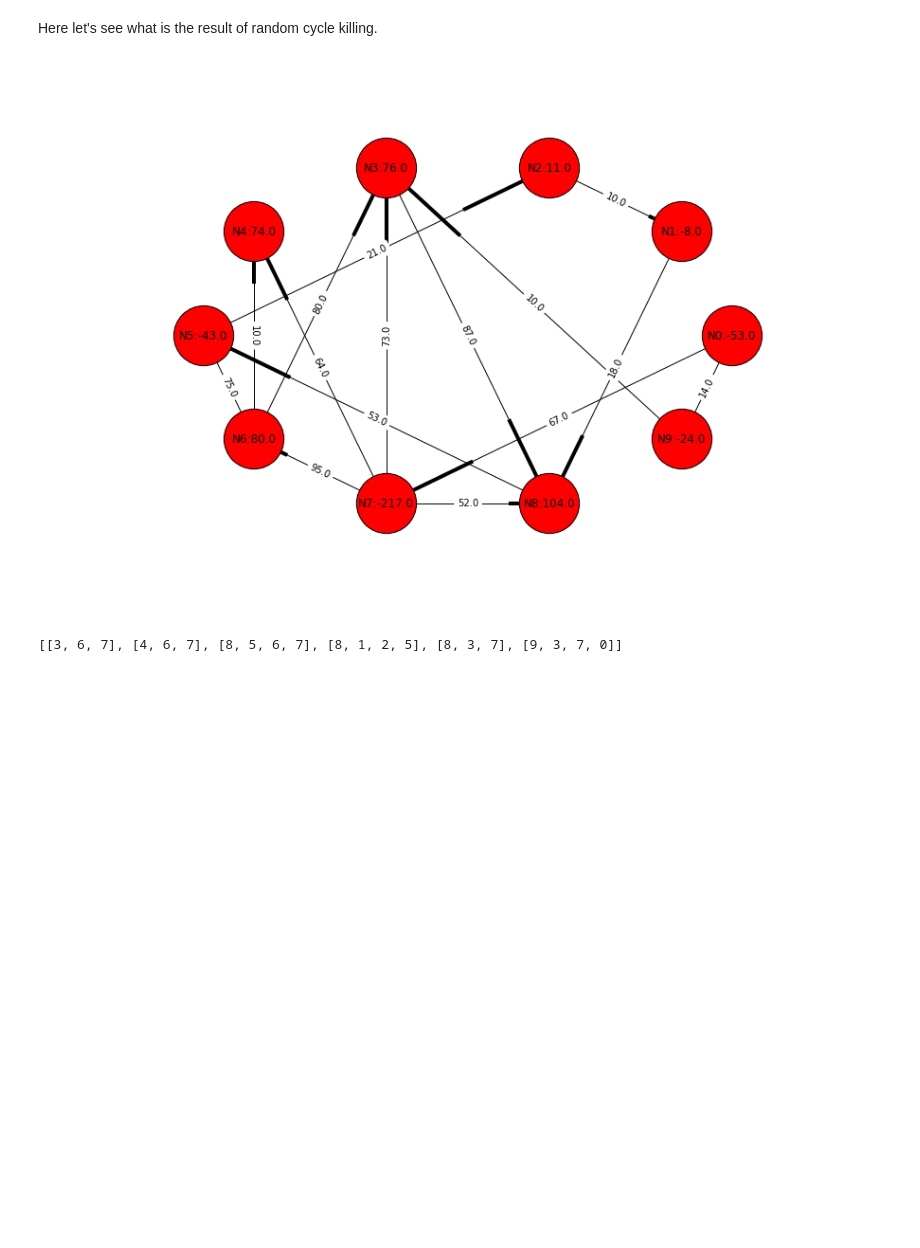
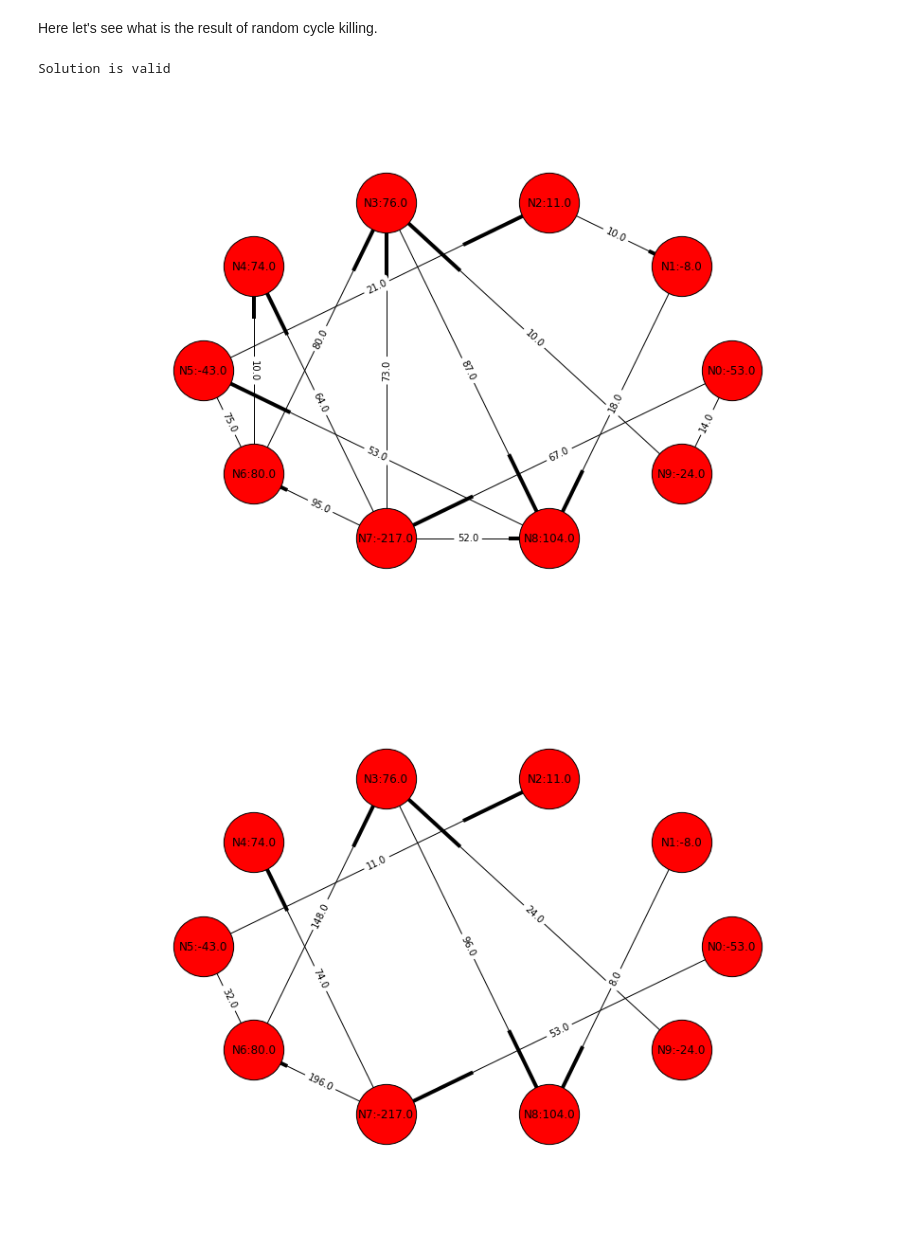
Before and after one commit to Aelphy/skoltech, a Jupyter notebook: term2/optimization_methods/project/project.ipynb, the cells around one changed output. Cells and saved outputs as stored; diff of their text form; code cells hidden in the pictures; blank space fills up the shorter version.

```diff
--- a/term2/optimization_methods/project/project.ipynb
+++ b/term2/optimization_methods/project/project.ipynb
@@ -143,14 +158,52 @@ $b_i$ is the total balance of a node i is defined as follows:
 $$b_i =\sum_{j} V_{ji} - V_{ij}  $$
 # %% [markdown]
 Here let's see what is the result of random cycle killing.
+# %%
+def remove_cycles_randomly(G_orig):
+    G = G_orig.copy()
+
+    while True:
+        try:
+            cycle = nx.find_cycle(G, orientation = 'ignore')
+
+            min_edge_weight = np.inf
+            edge_to_remove = None
+
+            for v1, v2, direction in cycle:
+                    weight = G.get_edge_data(v1, v2)['weight']
+
+                    if weight < min_edge_weight:
+                        min_edge_weight = weight
+                        edge_to_remove = (v1, v2)
+
+            for v1, v2, direction in cycle:
+                old_edge_weight = G.get_edge_data(v1, v2)['weight']
+
+                if direction == 'forward':
+                    G.add_edge(v1, v2, weight = old_edge_weight - min_edge_weight)
+                else:
+                    G.add_edge(v1, v2, weight = old_edge_weight + min_edge_weight)
+
+                if G.get_edge_data(v1, v2)['weight'] == 0:
+                    G.remove_edge(v1, v2)
+
+        except nx.NetworkXNoCycle:
+            break
+
+    return G
 # %%
 people_number = 10
 data = generate_adj_matrix(people_number, 0.2, True)
+
 G = nx.DiGraph(data)
+G_solution = remove_cycles_randomly(G)
+
 draw_graph(G)
+draw_graph(G_solution)
+
+if check_solution(G, G_solution):
+    print('Solution is valid')
 # %% [output]
+Solution is valid
 [figure]
+[figure, added]
-# %%
-nx.algorithms.cycles.cycle_basis(G.to_undirected())
-# %% [output]
-[[3, 6, 7], [4, 6, 7], [8, 5, 6, 7], [8, 1, 2, 5], [8, 3, 7], [9, 3, 7, 0]]
```
Also changed, not shown: parts of 15 cells of this notebook.
